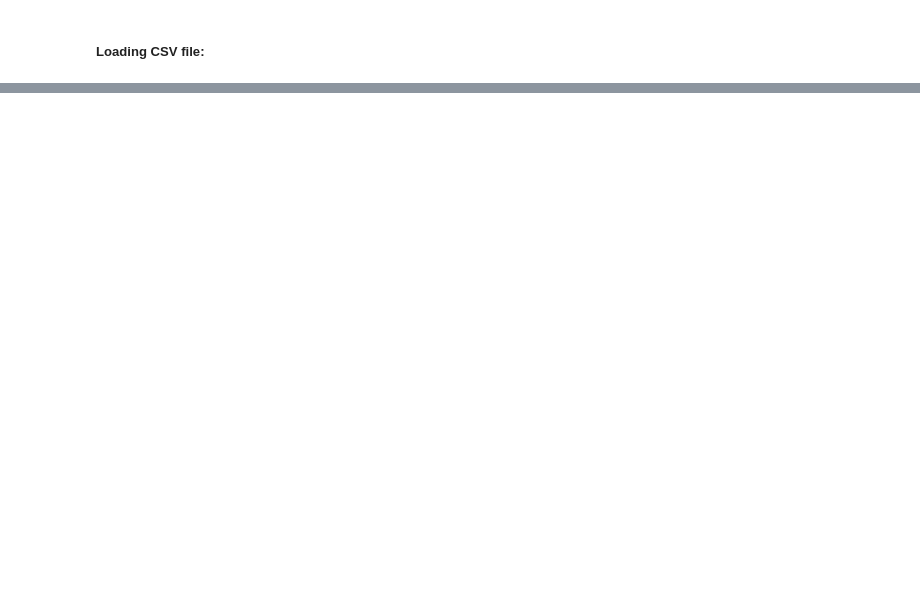
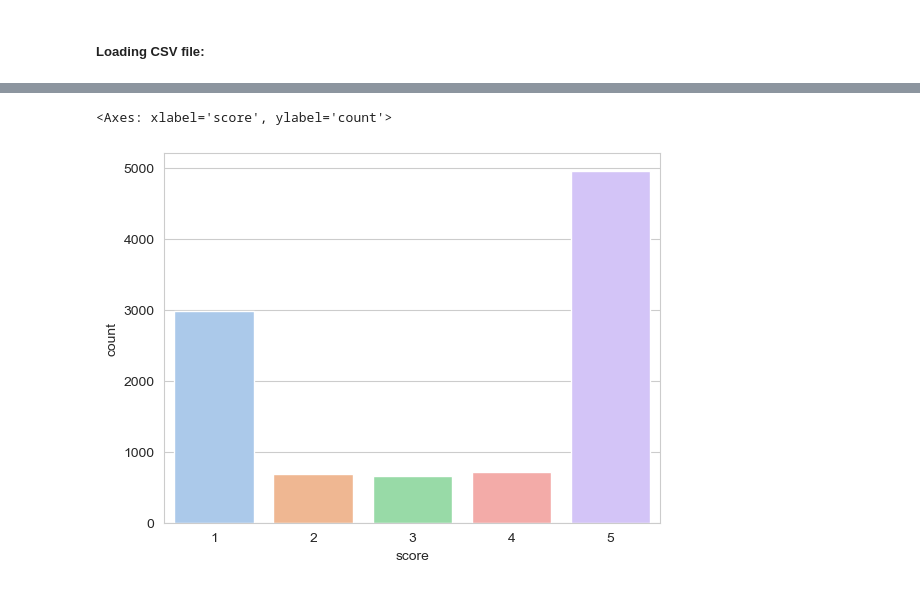
Before and after one commit to ThBrasilDaCosta/CA2-ML-Neural-Semantic, a Jupyter notebook: ThiagoCosta_ML_CA2.ipynb, the cells around one changed output, grey strips where cells are left out. Cells and saved outputs as stored; diff of their text form; code cells hidden in the pictures; blank space fills up the shorter version.

```diff
--- a/ThiagoCosta_ML_CA2.ipynb
+++ b/ThiagoCosta_ML_CA2.ipynb
@@ -618,0 +621,2 @@ from sklearn.feature_extraction.text import TfidfTransformer
+# %%
+facebook_reviews = pd.read_csv('facebook_reviews.csv')
@@ -618,0 +641,3 @@ from sklearn.feature_extraction.text import TfidfTransformer
+# %%
+facebook_reviews = facebook_reviews.drop(['reviewId', 'userName', 'thumbsUpCount', 'reviewCreatedVersion'], axis=1)
+facebook_reviews.dropna(inplace=True)
@@ -618,0 +648,2 @@ from sklearn.feature_extraction.text import TfidfTransformer
+# %%
+facebook_reviews = facebook_reviews.sample(n=10000, random_state=42).reset_index(drop=True)
@@ -618,0 +671,2 @@ from sklearn.feature_extraction.text import TfidfTransformer
+# %%
+facebook_reviews['polarity_score'] = facebook_reviews['score'].apply(lambda x: 'Positive' if x>3 else ('Neutral' if x==3 else 'Negative'))
@@ -618,0 +689,6 @@ from sklearn.feature_extraction.text import TfidfTransformer
+# %%
+sns.set_style('whitegrid')
+sns.countplot (x= 'score', data=facebook_reviews, palette='pastel')
+# %% [output]
+<Axes: xlabel='score', ylabel='count'>
+[figure, added]
```
Also changed, not shown: parts of 10 cells of this notebook.
